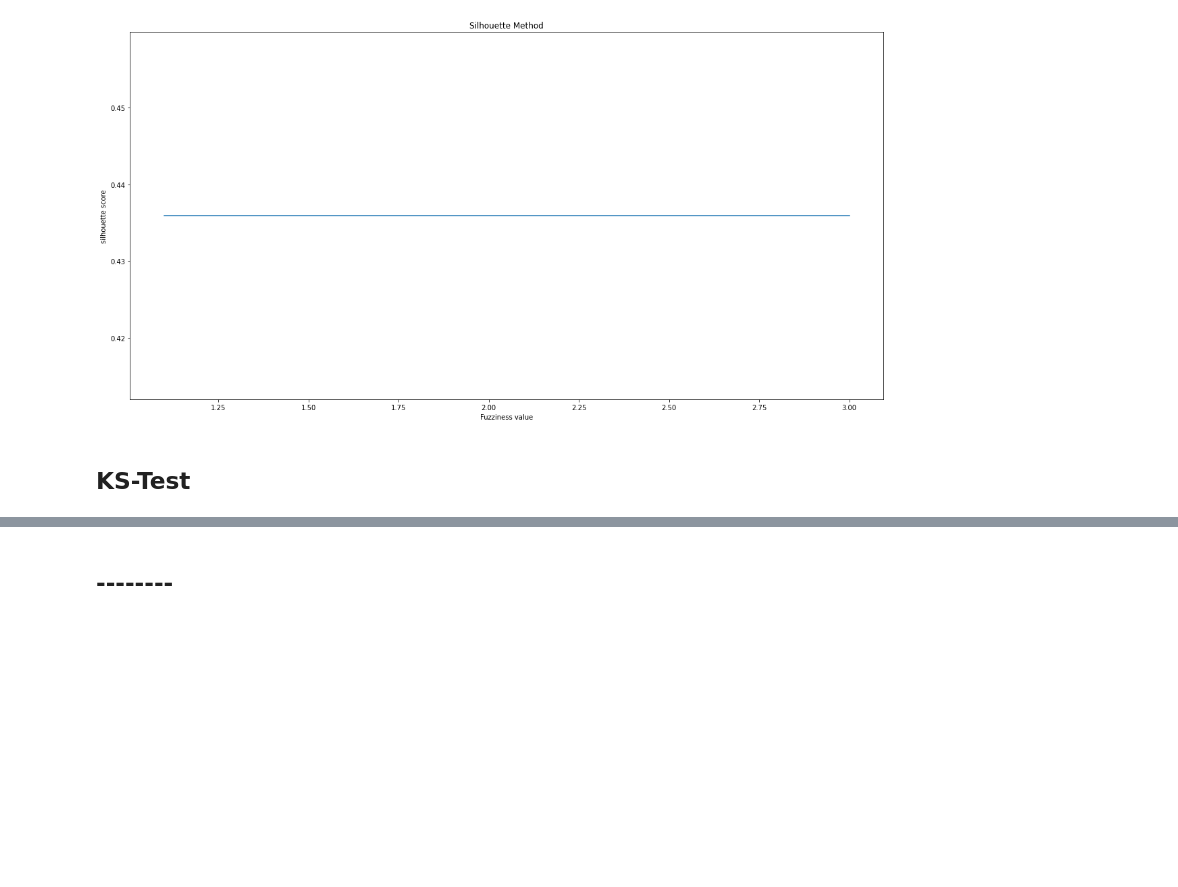
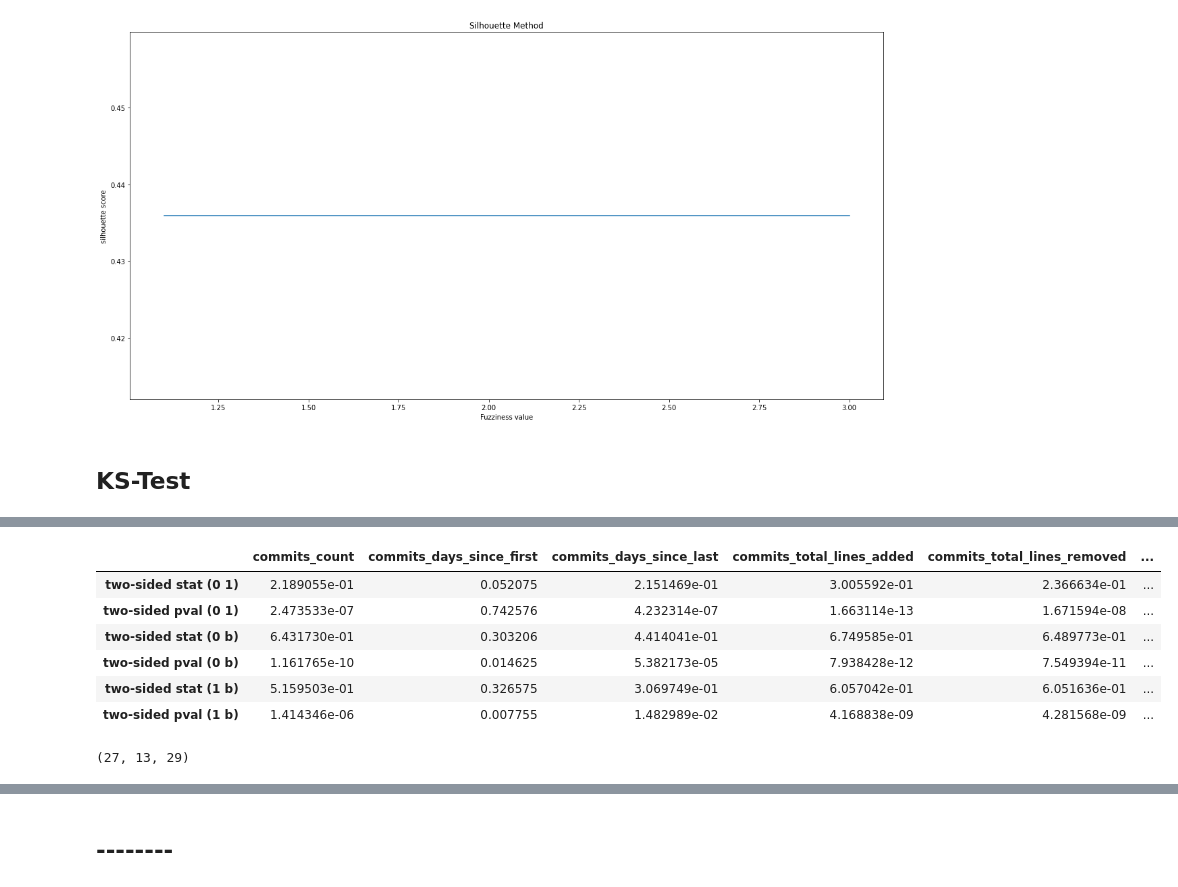
Before and after one commit to Eponeshnikov/ASMetrics, a Jupyter notebook: main.ipynb, the cells around one changed output, grey strips where cells are left out. Cells and saved outputs as stored; diff of their text form; code cells hidden in the pictures; blank space fills up the shorter version.

```diff
--- a/main.ipynb
+++ b/main.ipynb
@@ -565,0 +538,12 @@ df_kstest_dbscan.to_csv("ktest_res_dbscan.csv")
+# %%
+test_out_0 = []
+test_0_1 = []
+test_out_1 = []
+
+for key in df_kstest_dbscan.keys():
+    if df_kstest_dbscan[key][1] >= 0.05:
+        test_out_0.append(key)
+    if df_kstest_dbscan[key][3] >= 0.05:
+        test_0_1.append(key)
+    if df_kstest_dbscan[key][5] >= 0.05:
+        test_out_1.append(key)
@@ -708,2 +706,43 @@ df_kstest_fmeans
 # %%
 df_kstest_fmeans.to_csv("ktest_res_fmeans.csv")
+# %%
+diff = []
+
+for i in range(703):
+    diff.append( (i, abs(fcm.u[i][0] - fcm.u[i][1])) )
+diff = sorted(diff, key=lambda tup: tup[1])
+
+idx = []
+for tup in diff:
+    idx.append(tup[0])
+idx = idx[:27]
+# %%
+cl0 = np.where(l == 0)[0].tolist()
+cl1 = np.where(l == 1)[0].tolist()
+
+for i in idx:
+    if i in cl0:
+        cl0.remove(i)
+    if i in cl1:
+        cl1.remove(i)
+
+ktest_res_fmeans = {key : list(stats.kstest(df.iloc[cl0][key],
+                                df.iloc[cl1][key], alternative='two-sided'))+
+                    list(stats.kstest(df.iloc[cl0][key],
+                                df.iloc[idx[:27]][key], alternative='two-sided'))+
+                    list(stats.kstest(df.iloc[cl1][key],
+                                df.iloc[idx[:27]][key], alternative='two-sided'))
+                    for key in df.keys()}
+
+df_kstest_fmeans = pd.DataFrame(ktest_res_fmeans, columns=df.keys(), index=['two-sided stat (0 1)', 'two-sided pval (0 1)',
+                                                                     'two-sided stat (0 b)', 'two-sided pval (0 b)',
+                                                                     'two-sided stat (1 b)', 'two-sided pval (1 b)'])
+df_kstest_fmeans
+# %% [output]
+|  | commits_count | commits_days_since_first | commits_days_since_last | commits_total_lines_added | commits_total_lines_removed | ... |
+| two-sided stat (0 1) | 2.189055e-01 | 0.052075 | 2.151469e-01 | 3.005592e-01 | 2.366634e-01 | ... |
+| two-sided pval (0 1) | 2.473533e-07 | 0.742576 | 4.232314e-07 | 1.663114e-13 | 1.671594e-08 | ... |
+| two-sided stat (0 b) | 6.431730e-01 | 0.303206 | 4.414041e-01 | 6.749585e-01 | 6.489773e-01 | ... |
+| two-sided pval (0 b) | 1.161765e-10 | 0.014625 | 5.382173e-05 | 7.938428e-12 | 7.549394e-11 | ... |
+| two-sided stat (1 b) | 5.159503e-01 | 0.326575 | 3.069749e-01 | 6.057042e-01 | 6.051636e-01 | ... |
+| two-sided pval (1 b) | 1.414346e-06 | 0.007755 | 1.482989e-02 | 4.168838e-09 | 4.281568e-09 | ... |
@@ -709,0 +761,4 @@ df_kstest_fmeans.to_csv("ktest_res_fmeans.csv")
+# %%
+len(test_0_1), len(test_0_b), len(test_1_b)
+# %% [output]
+(27, 13, 29)
```
Also changed, not shown: parts of 22 cells of this notebook.
